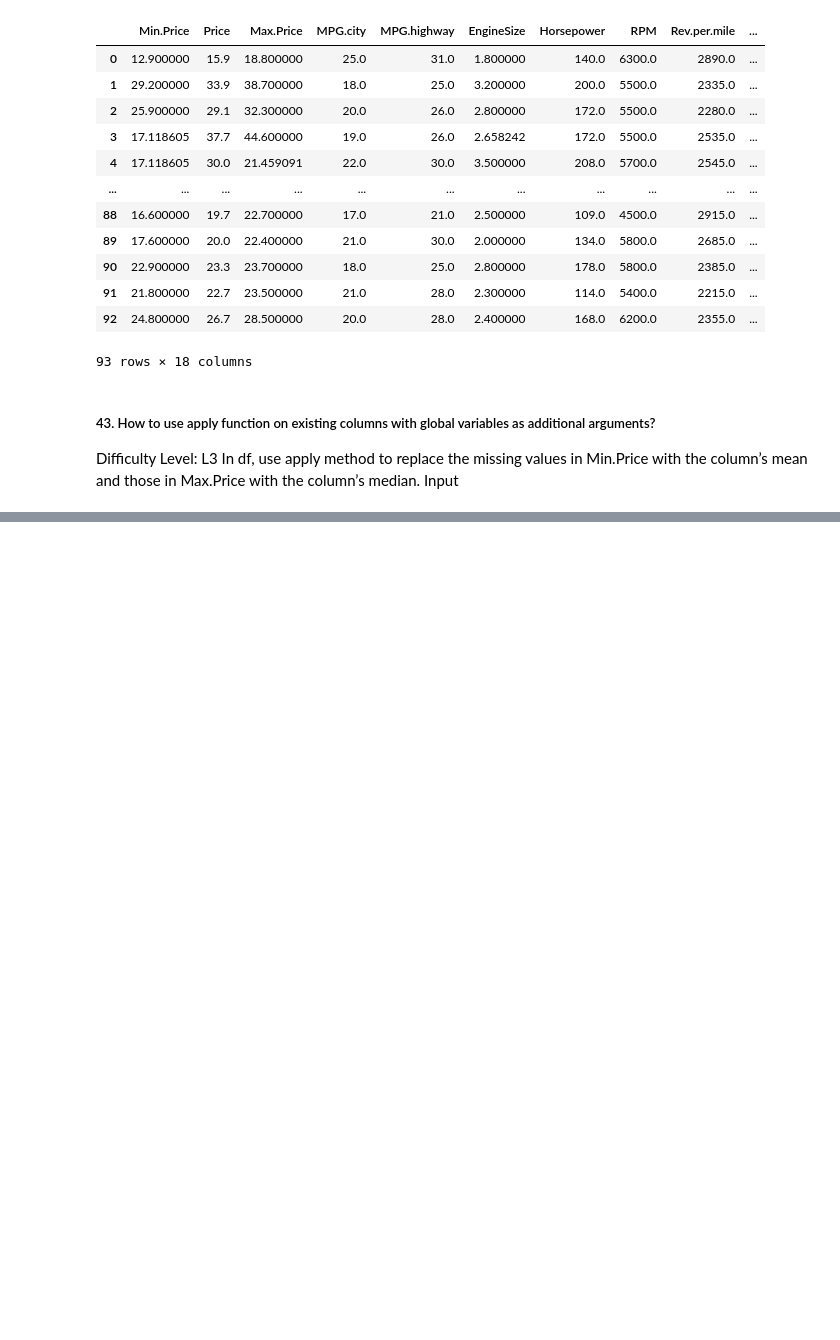
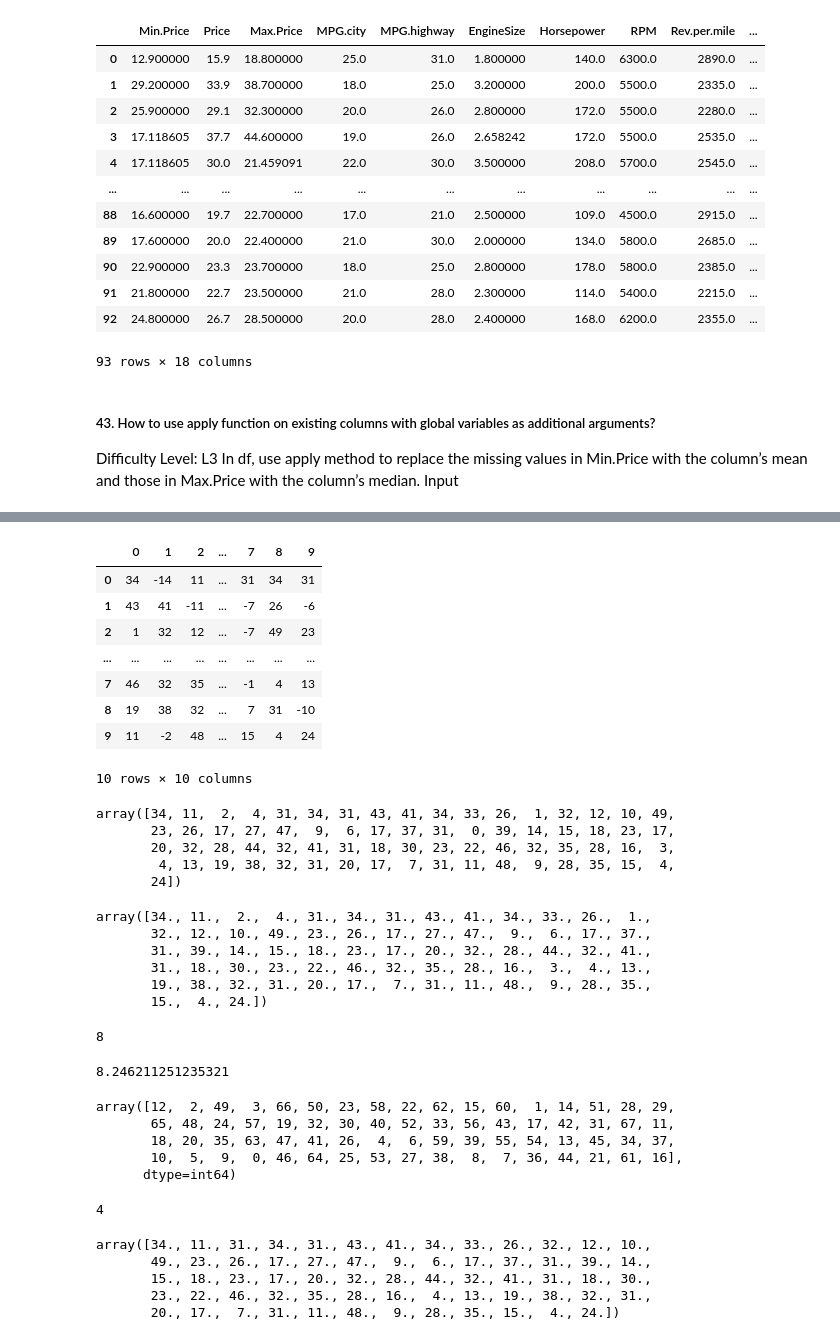
Before and after one commit to ishebarshina/Python_course, a Jupyter notebook: 101_Pandas_Exercises_for_Data_Analysis.ipynb, the cells around one changed output, grey strips where cells are left out. Drawn from its saved outputs; the diff is of its cells as text; code cells hidden in the pictures; blank space fills up the shorter version.

```diff
--- a/101_Pandas_Exercises_for_Data_Analysis.ipynb
+++ b/101_Pandas_Exercises_for_Data_Analysis.ipynb
@@ -1641,0 +1888,3 @@ df = pd.read_csv('https://raw.githubusercontent.com/selva86/datasets/master/Cars
+# %%
+# Solution 3: Use set_option
+pd.set_option('display.float_format', lambda x: '%.4f' % x)
@@ -1641,0 +1899,4 @@ df = pd.read_csv('https://raw.githubusercontent.com/selva86/datasets/master/Cars
+# %%
+# Solution 4: Assign display.float_format
+pd.options.display.float_format = '{:.4f}'.format
+df
@@ -1641,0 +1909,4 @@ df = pd.read_csv('https://raw.githubusercontent.com/selva86/datasets/master/Cars
+# %%
+# Reset/undo float formatting
+pd.options.display.float_format = None
+df
@@ -1641,0 +2303,58 @@ df = pd.read_csv('https://raw.githubusercontent.com/selva86/datasets/master/Cars
+# %%
+df = pd.DataFrame(np.random.randint(-20, 50, 100).reshape(10,-1))
+df
+# %% [output]
+|  | 0 | 1 | 2 | ... | 7 | 8 | 9 |
+| 0 | 34 | -14 | 11 | ... | 31 | 34 | 31 |
+| 1 | 43 | 41 | -11 | ... | -7 | 26 | -6 |
+| 2 | 1 | 32 | 12 | ... | -7 | 49 | 23 |
+| ... | ... | ... | ... | ... | ... | ... | ... |
+| 7 | 46 | 32 | 35 | ... | -1 | 4 | 13 |
+| 8 | 19 | 38 | 32 | ... | 7 | 31 | -10 |
+| 9 | 11 | -2 | 48 | ... | 15 | 4 | 24 |
+10 rows × 10 columns
+# %%
+data1 = df.values.flatten()
+indexes = np.where(data1 < 0)
+data2 = np.delete(data1, indexes)
+data2
+# %% [output]
+array([34, 11,  2,  4, 31, 34, 31, 43, 41, 34, 33, 26,  1, 32, 12, 10, 49,
+       23, 26, 17, 27, 47,  9,  6, 17, 37, 31,  0, 39, 14, 15, 18, 23, 17,
+       20, 32, 28, 44, 32, 41, 31, 18, 30, 23, 22, 46, 32, 35, 28, 16,  3,
+        4, 13, 19, 38, 32, 31, 20, 17,  7, 31, 11, 48,  9, 28, 35, 15,  4,
+       24])
+# %%
+data1 = df[df>0].values.flatten()
+data2 = data1[~np.isnan(data1)]
+data2
+# %% [output]
+array([34., 11.,  2.,  4., 31., 34., 31., 43., 41., 34., 33., 26.,  1.,
+       32., 12., 10., 49., 23., 26., 17., 27., 47.,  9.,  6., 17., 37.,
+       31., 39., 14., 15., 18., 23., 17., 20., 32., 28., 44., 32., 41.,
+       31., 18., 30., 23., 22., 46., 32., 35., 28., 16.,  3.,  4., 13.,
+       19., 38., 32., 31., 20., 17.,  7., 31., 11., 48.,  9., 28., 35.,
+       15.,  4., 24.])
+# %%
+# Step 2: find side-length of largest possible square
+n = int(np.floor(data2.shape[0]**.5))
+n
+# %% [output]
+8
+# %%
+data2.shape[0]**.5
+# %% [output]
+8.246211251235321
+# %%
+np.argsort(data2) # get indexes of sorted array
+# %% [output]
+array([12,  2, 49,  3, 66, 50, 23, 58, 22, 62, 15, 60,  1, 14, 51, 28, 29,
+       65, 48, 24, 57, 19, 32, 30, 40, 52, 33, 56, 43, 17, 42, 31, 67, 11,
+       18, 20, 35, 63, 47, 41, 26,  4,  6, 59, 39, 55, 54, 13, 45, 34, 37,
+       10,  5,  9,  0, 46, 64, 25, 53, 27, 38,  8,  7, 36, 44, 21, 61, 16],
+      dtype=int64)
+# %%
+m = len(data2) - n**2
+m
+# %% [output]
+4
@@ -1641,0 +2363,8 @@ df = pd.read_csv('https://raw.githubusercontent.com/selva86/datasets/master/Cars
+# %%
+data2
+# %% [output]
+array([34., 11., 31., 34., 31., 43., 41., 34., 33., 26., 32., 12., 10.,
+       49., 23., 26., 17., 27., 47.,  9.,  6., 17., 37., 31., 39., 14.,
+       15., 18., 23., 17., 20., 32., 28., 44., 32., 41., 31., 18., 30.,
+       23., 22., 46., 32., 35., 28., 16.,  4., 13., 19., 38., 32., 31.,
+       20., 17.,  7., 31., 11., 48.,  9., 28., 35., 15.,  4., 24.])
```
Also changed, not shown: parts of 103 cells of this notebook.
